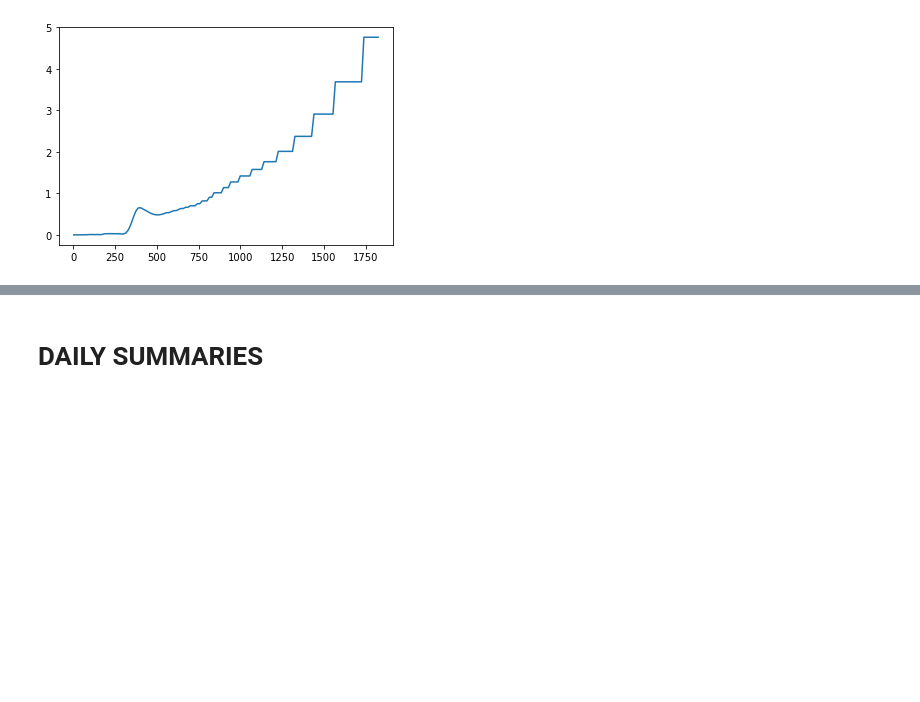
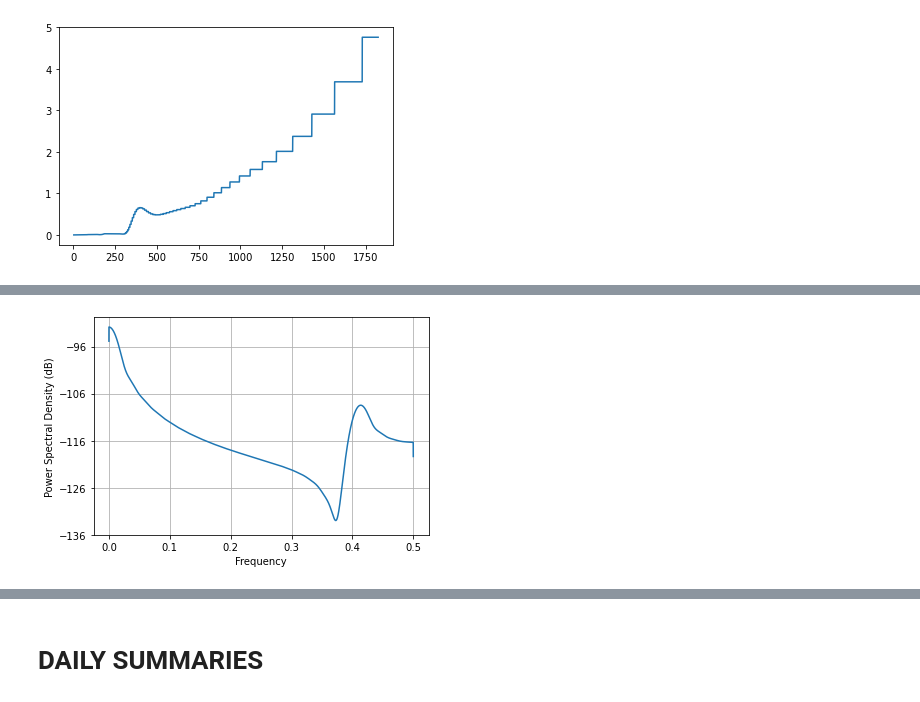
Before and after one commit to athena-ye/Historical-Data, a Jupyter notebook: Historical Data.ipynb, the cells around one changed output, grey strips where cells are left out. Saved outputs shown, nothing was run; the diff lists cells and outputs as text; code cells hidden in the pictures; blank space fills up the shorter version.

```diff
--- a/Historical Data.ipynb
+++ b/Historical Data.ipynb
@@ -457,0 +404,4 @@ sns.heatmap(np.log(interpolated.T))
+# %%
+a,b = plt.psd(y, Fs = 1, scale_by_freq = False, NFFT = 2**14)
+# %% [output]
+[figure, added]
```
Also changed, not shown: parts of 36 cells of this notebook, 1 other file.
